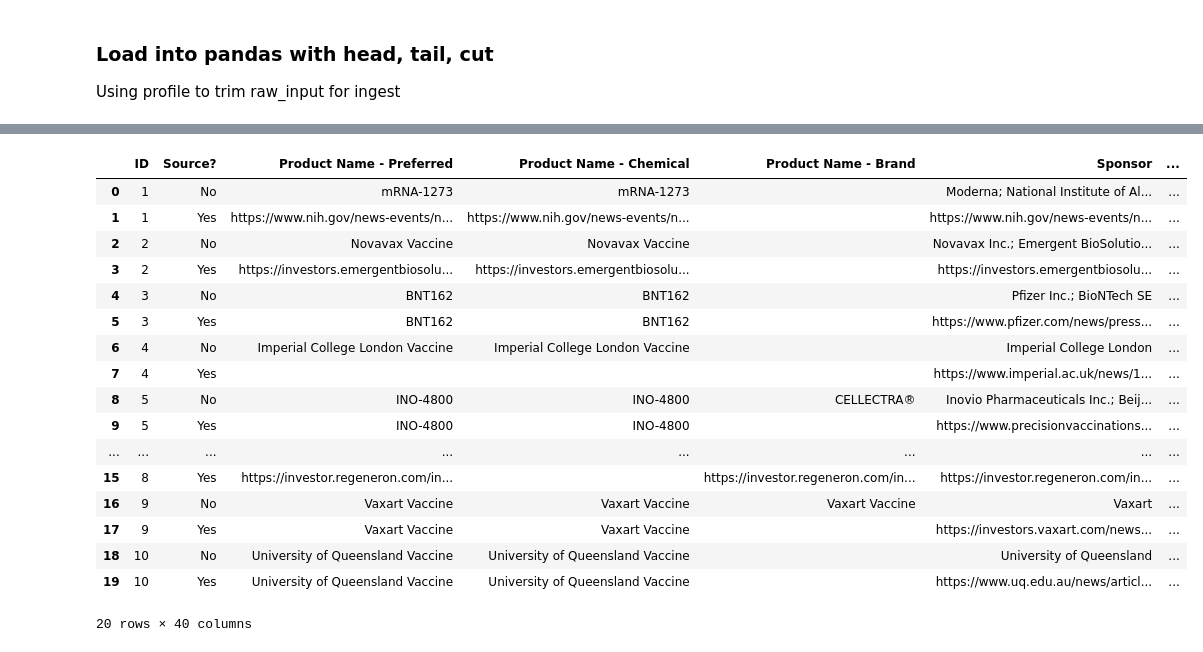
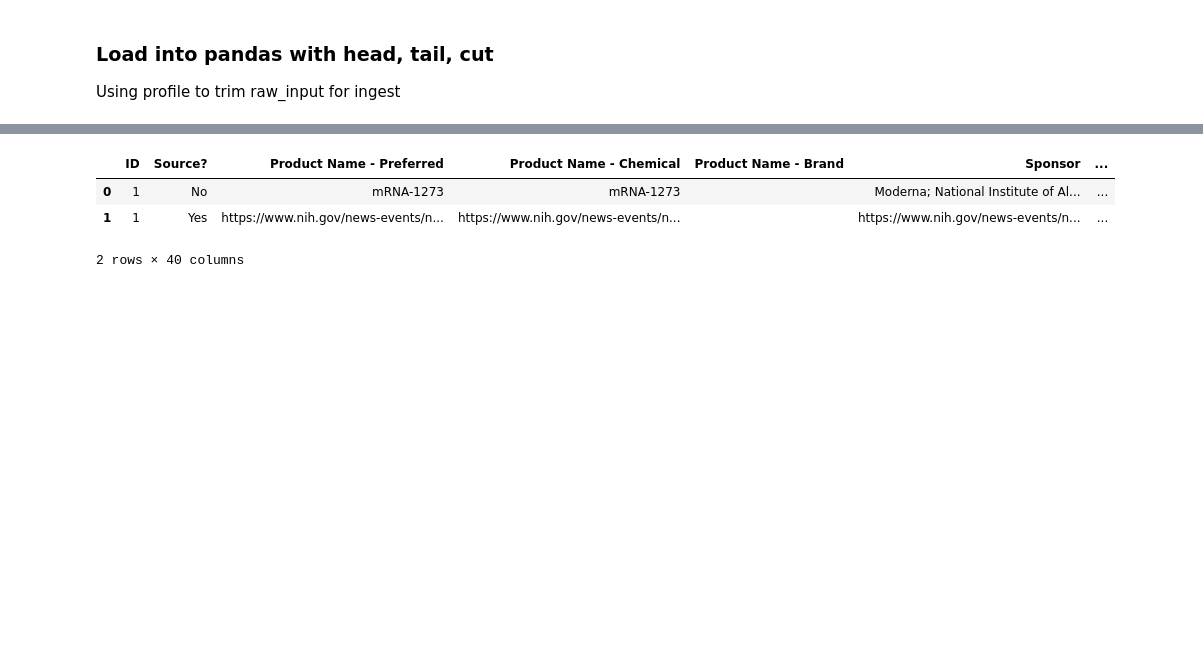
Before and after one commit to c19-rnd-dashboard/py-api-vac-rnd-dash, a Jupyter notebook: data/vaccines/Clean HelpWithCovid Vaccines.ipynb, the cells around one changed output, grey strips where cells are left out. Saved outputs shown, nothing was run; the diff lists cells and outputs as text; code cells hidden in the pictures; blank space fills up the shorter version.

```diff
--- a/data/vaccines/Clean HelpWithCovid Vaccines.ipynb
+++ b/data/vaccines/Clean HelpWithCovid Vaccines.ipynb
@@ -230,23 +230,9 @@ df1.describe()
 | freq | 40 | 201 | 335 | 291 | 394 | 206 | ... |
 4 rows × 40 columns
 # %%
-df1[0:20]
+df1[0:2]
 # %% [output]
 |  | ID | Source? | Product Name - Preferred | Product Name - Chemical | Product Name - Brand | Sponsor | ... |
 | 0 | 1 | No | mRNA-1273 | mRNA-1273 |  | Moderna; National Institute of Al... | ... |
 | 1 | 1 | Yes | https://www.nih.gov/news-events/n... | https://www.nih.gov/news-events/n... |  | https://www.nih.gov/news-events/n... | ... |
-| 2 | 2 | No | Novavax Vaccine | Novavax Vaccine |  | Novavax Inc.; Emergent BioSolutio... | ... |
-| 3 | 2 | Yes | https://investors.emergentbiosolu... | https://investors.emergentbiosolu... |  | https://investors.emergentbiosolu... | ... |
-| 4 | 3 | No | BNT162 | BNT162 |  | Pfizer Inc.; BioNTech SE | ... |
-| 5 | 3 | Yes | BNT162 | BNT162 |  | https://www.pfizer.com/news/press... | ... |
-| 6 | 4 | No | Imperial College London Vaccine | Imperial College London Vaccine |  | Imperial College London | ... |
-| 7 | 4 | Yes |  |  |  | https://www.imperial.ac.uk/news/1... | ... |
-| 8 | 5 | No | INO-4800 | INO-4800 | CELLECTRA® | Inovio Pharmaceuticals Inc.; Beij... | ... |
-| 9 | 5 | Yes | INO-4800 | INO-4800 |  | https://www.precisionvaccinations... | ... |
-| ... | ... | ... | ... | ... | ... | ... | ... |
-| 15 | 8 | Yes | https://investor.regeneron.com/in... |  | https://investor.regeneron.com/in... | https://investor.regeneron.com/in... | ... |
-| 16 | 9 | No | Vaxart Vaccine | Vaxart Vaccine | Vaxart Vaccine | Vaxart | ... |
-| 17 | 9 | Yes | Vaxart Vaccine | Vaxart Vaccine |  | https://investors.vaxart.com/news... | ... |
-| 18 | 10 | No | University of Queensland Vaccine | University of Queensland Vaccine |  | University of Queensland | ... |
-| 19 | 10 | Yes | University of Queensland Vaccine | University of Queensland Vaccine |  | https://www.uq.edu.au/news/articl... | ... |
-20 rows × 40 columns
+2 rows × 40 columns
```
Also changed, not shown: parts of 15 cells of this notebook, 1 other file.
